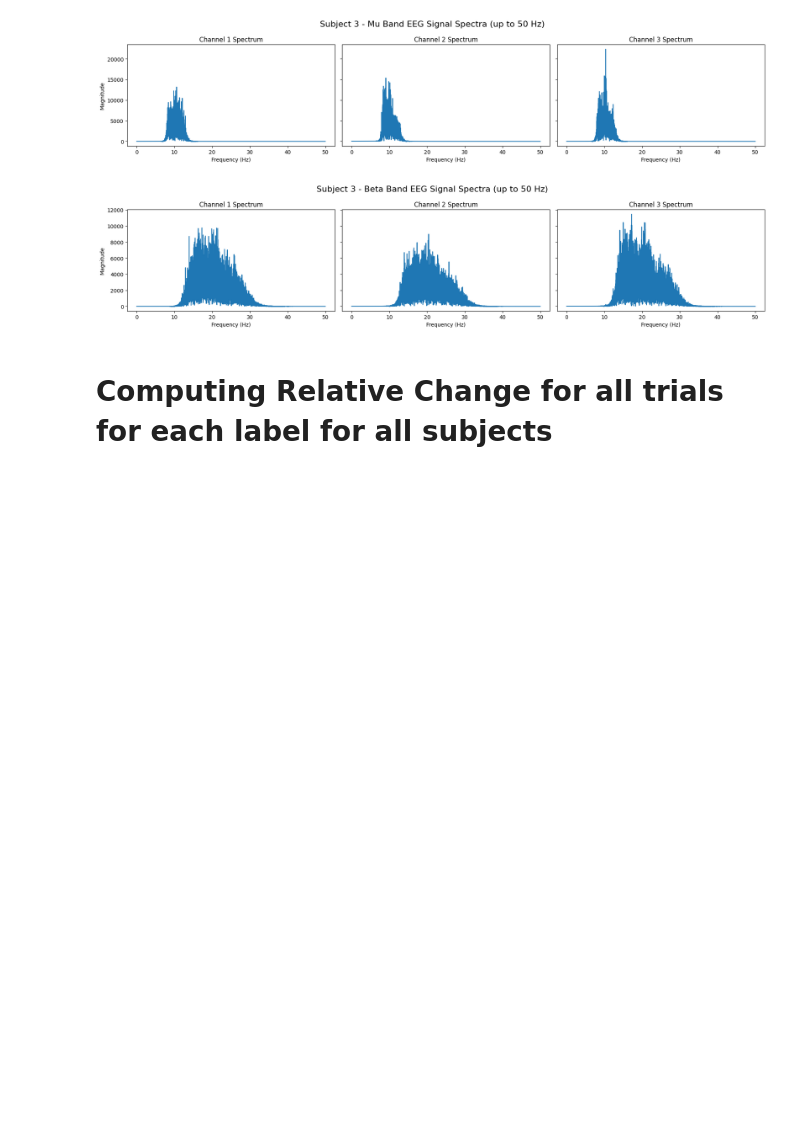
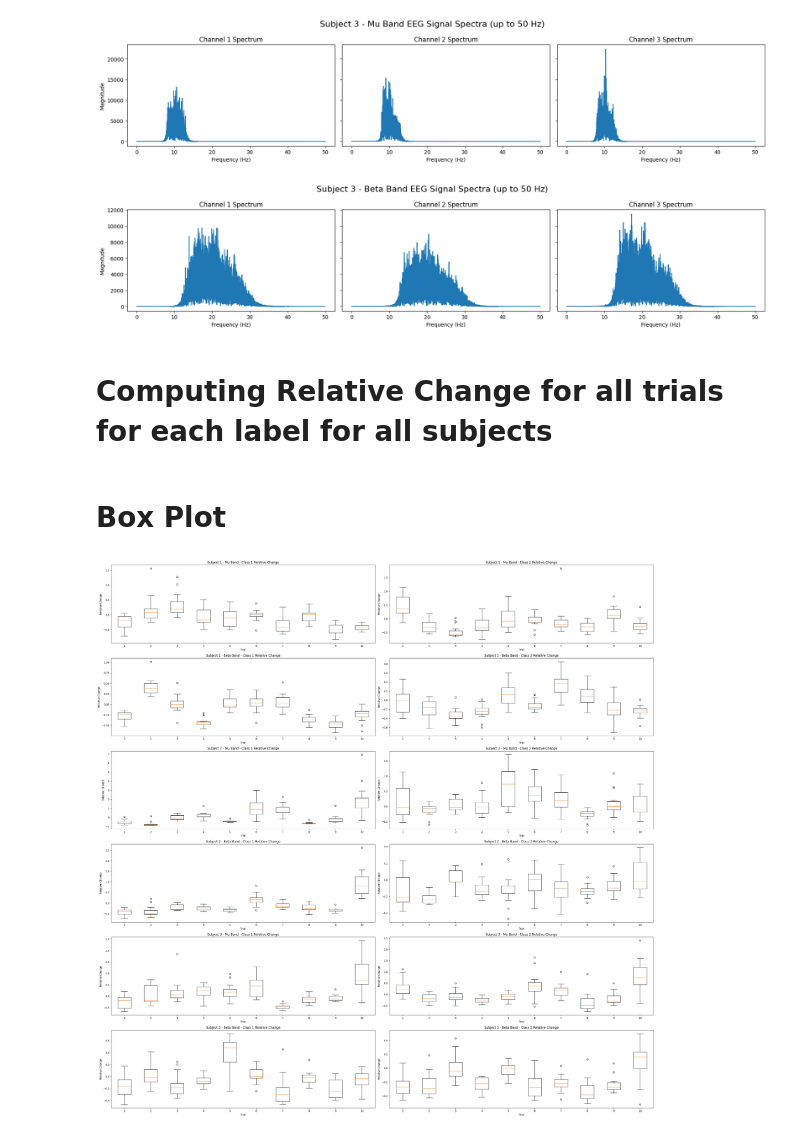
Before and after one commit to ahmed-alllam/Motor-Imagery-Classifier, a Jupyter notebook: src/process_EEG_data.ipynb, the cells around one changed output. Drawn from its saved outputs; the diff is of its cells as text; code cells hidden in the pictures; blank space fills up the shorter version.

Commit message:
Added Relative change plots

```diff
--- a/src/process_EEG_data.ipynb
+++ b/src/process_EEG_data.ipynb
@@ -192,3 +192,24 @@ for subject in range(num_subjects):
             relative_change = subjects_relative_change[f"{band}_band_class{trial_class}"][subject]
             relative_change_df = pd.DataFrame(relative_change)
             relative_change_df.to_csv(f"../data/processed/subject_{subject+1}/Subject{subject+1}_{band.capitalize()}_Band_Class{trial_class}_Relative_Change.csv", index=False)
+# %% [markdown]
+# Box Plot
+# %%
+"""
+To capture the distribution(median and outliers) of the relative change in power for each trial for each subject for each band,
+we make use of boxplots.
+"""
+fig, axes = plt.subplots(nrows=2*num_subjects, ncols=2, figsize=(30, 30), tight_layout=True)
+
+for subject in range(num_subjects):
+    for i, band in enumerate(['mu', 'beta']):
+        for j, trial_class in enumerate([1,2]):
+            relative_change = subjects_relative_change[f"{band}_band_class{trial_class}"][subject]
+            axes[2*subject + i, j].boxplot(relative_change)
+            axes[2*subject + i, j].set_title(f"Subject {subject+1} - {band.capitalize()} Band - Class {trial_class} Relative Change")
+            axes[2*subject + i, j].set_xlabel('Trial')
+            axes[2*subject + i, j].set_ylabel('Relative Change')
+
+plt.show()
+# %% [output]
+[figure, added]
```
Also changed, not shown: parts of 4 cells of this notebook, 1 other file.
